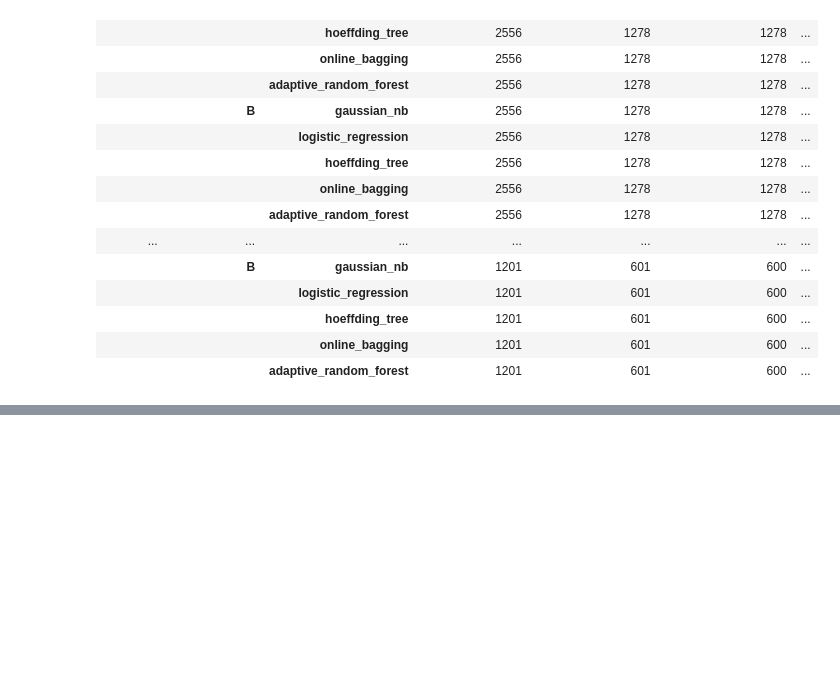
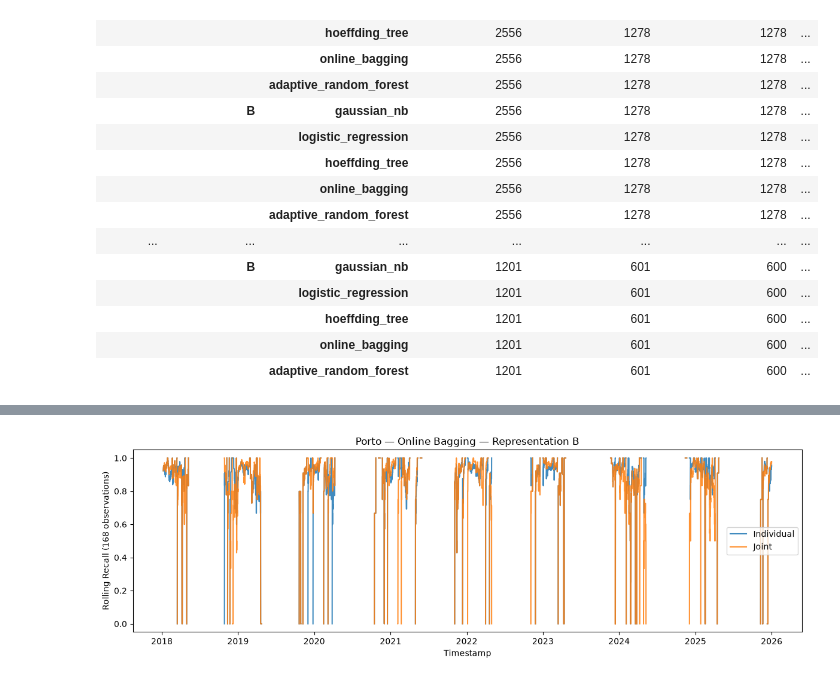
Before and after one commit to JoaoSilva042/data-stream-mining-pa27, a Jupyter notebook: notebooks/02_results_analysis.ipynb, the cells around one changed output, grey strips where cells are left out. Saved outputs shown, nothing was run; the diff lists cells and outputs as text; code cells hidden in the pictures; blank space fills up the shorter version.

```diff
--- a/notebooks/02_results_analysis.ipynb
+++ b/notebooks/02_results_analysis.ipynb
@@ -1292,0 +1524,95 @@ This transition-focused analysis is particularly useful for contextualising the
+# %%
+
+for model_name, rep in selected_configs:
+    for city in CITIES:
+
+        filename = (
+            f"{city.lower()}_"
+            f"{rep.lower()}_"
+            f"{model_name}.csv"
+        )
+
+        individual = pd.read_csv(
+            HISTORY_DIR / filename,
+            parse_dates=["timestamp"],
+        )
+
+        joint = pd.read_csv(
+            JOINT_DIR / "histories" / filename,
+            parse_dates=["timestamp"],
+        )
+
+        paired = individual[
+            ["timestamp", "y_true", "window_recall_positive"]
+        ].merge(
+            joint[
+                ["timestamp", "y_true", "window_recall_positive"]
+            ],
+            on="timestamp",
+            suffixes=("_individual", "_joint"),
+            validate="one_to_one",
+        )
+
+        assert len(paired) == len(individual) == len(joint)
+
+        assert (
+            paired["y_true_individual"]
+            == paired["y_true_joint"]
+        ).all()
+
+        assert paired["timestamp"].is_monotonic_increasing
+
+        # Exclude incomplete initial 168-event windows.
+        recall_cols = [
+            "window_recall_positive_individual",
+            "window_recall_positive_joint",
+        ]
+
+        paired.loc[:166, recall_cols] = np.nan
+
+        fig, ax = plt.subplots(figsize=(12, 4))
+
+        ax.plot(
+            paired["timestamp"],
+            paired["window_recall_positive_individual"],
+            label="Individual",
+            alpha=0.85,
+        )
+
+        ax.plot(
+            paired["timestamp"],
+            paired["window_recall_positive_joint"],
+            label="Joint",
+            alpha=0.85,
+        )
+
+        ax.set_title(
+            f"{city} — {MODEL_LABELS[model_name]}"
+            f" — Representation {rep}"
+        )
+
+        ax.set_xlabel("Timestamp")
+        ax.set_ylabel("Rolling Recall (168 observations)")
+        ax.set_ylim(-0.05, 1.05)
+        ax.legend()
+
+        fig.tight_layout()
+
+        output_path = (
+            RESULT_FIGURE_DIR
+            / f"{city.lower()}_{rep.lower()}_"
+              f"{model_name}_joint_vs_individual_recall.png"
+        )
+
+        fig.savefig(
+            output_path,
+            dpi=200,
+            bbox_inches="tight",
+        )
+
+        plt.show()
+        plt.close(fig)
+
+        print("Saved:", output_path)
+# %% [output]
+[figure, added]
```
Also changed, not shown: parts of 18 cells of this notebook, 30 other files.
